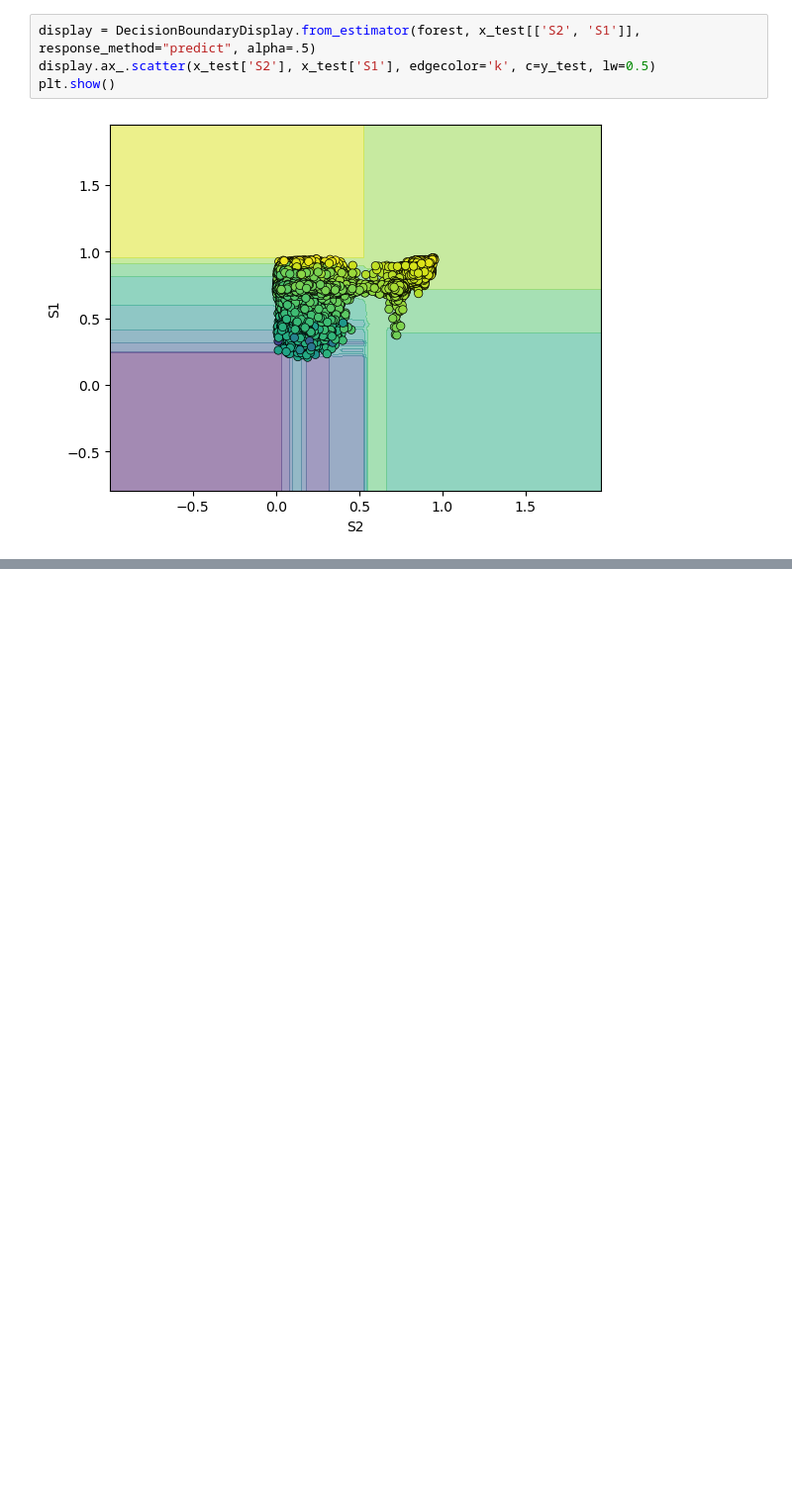
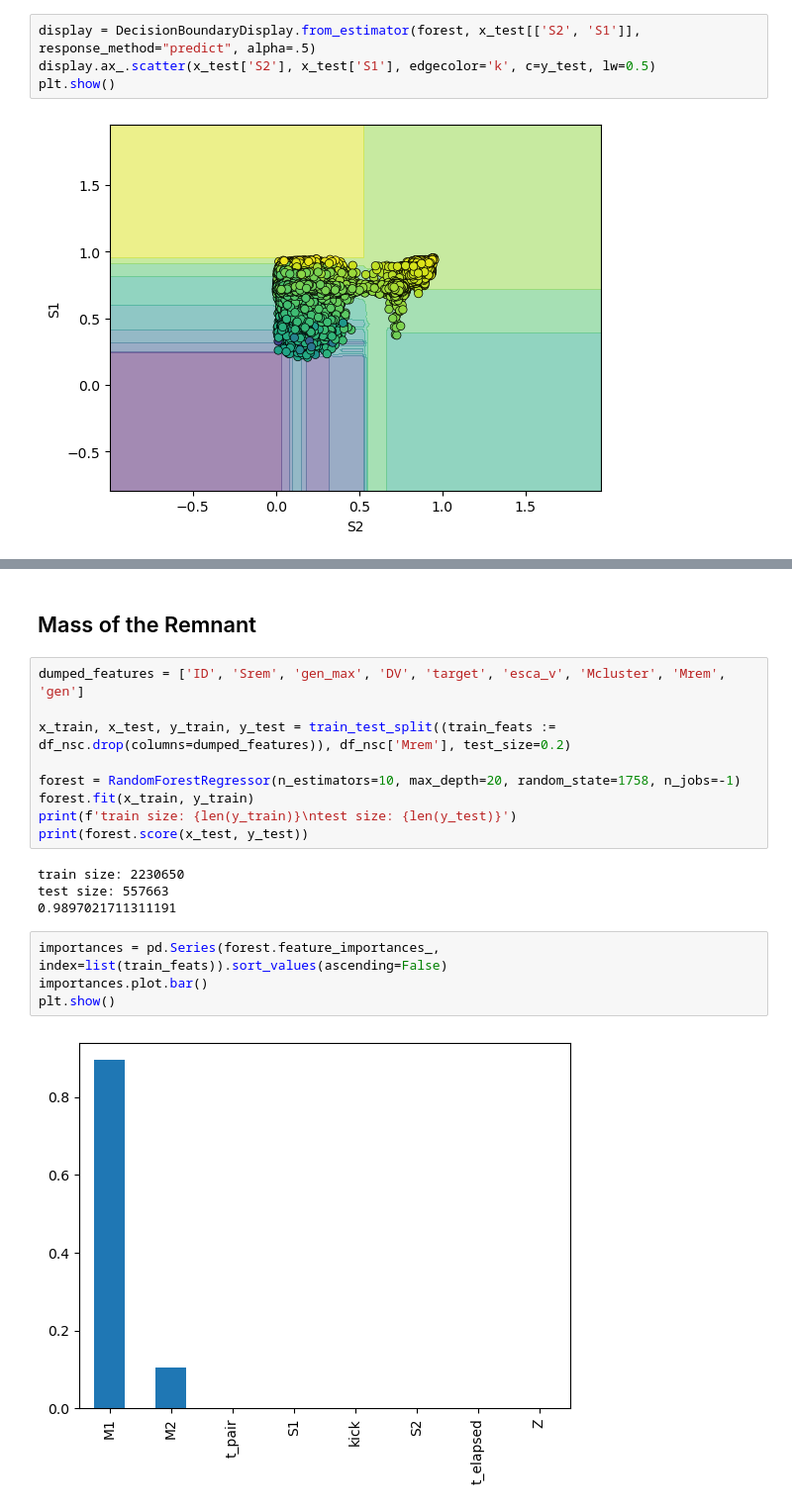
Before and after one commit to BelliLuigi/Hierarchical-mergers-of-black-holes, a Jupyter notebook: RFC.ipynb, the cells around one changed output, grey strips where cells are left out. Shown at 99% size. Saved outputs shown, nothing was run; the diff lists cells and outputs as text; blank space fills up the shorter version.

```diff
--- a/RFC.ipynb
+++ b/RFC.ipynb
@@ -175,0 +210,21 @@ plt.show()
+# %% [markdown]
+## Mass of the Remnant
+# %%
+dumped_features = ['ID', 'Srem', 'gen_max', 'DV', 'target', 'esca_v', 'Mcluster', 'Mrem', 'gen']
+
+x_train, x_test, y_train, y_test = train_test_split((train_feats := df_nsc.drop(columns=dumped_features)), df_nsc['Mrem'], test_size=0.2)
+
+forest = RandomForestRegressor(n_estimators=10, max_depth=20, random_state=1758, n_jobs=-1)
+forest.fit(x_train, y_train)
+print(f'train size: {len(y_train)}\ntest size: {len(y_test)}')
+print(forest.score(x_test, y_test))
+# %% [output]
+train size: 2230650
+test size: 557663
+0.9897021711311191
+# %%
+importances = pd.Series(forest.feature_importances_, index=list(train_feats)).sort_values(ascending=False)
+importances.plot.bar()
+plt.show()
+# %% [output]
+[figure, added]
```
Also changed, not shown: parts of 13 cells of this notebook.
